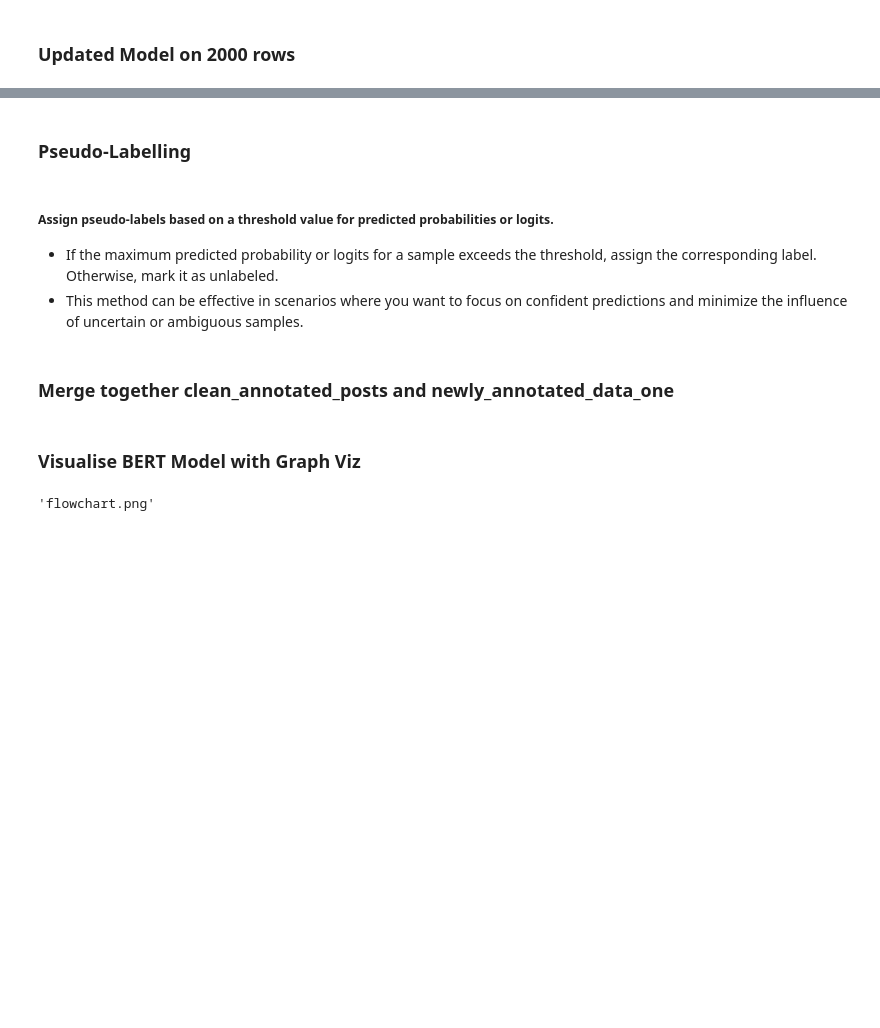
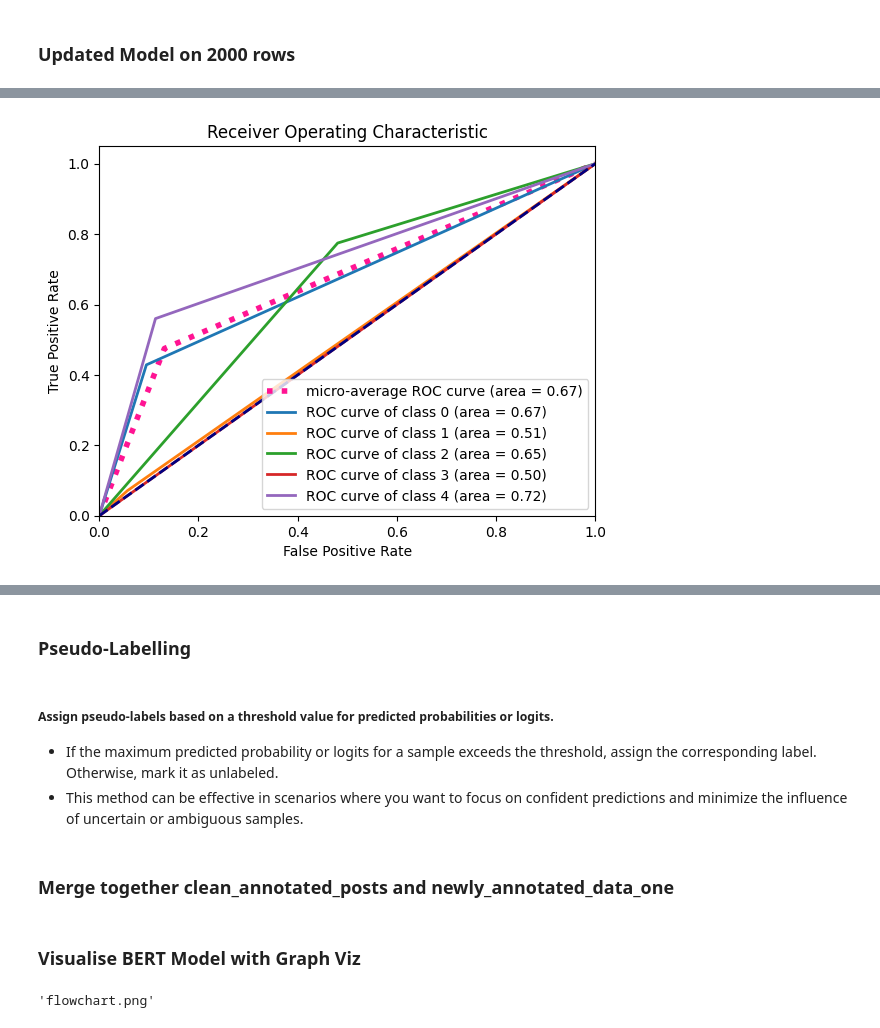
Before and after one commit to Brittanysacha/Social-Media-Suicide-Detection, a Jupyter notebook: bert_model.ipynb, the cells around one changed output, grey strips where cells are left out. Cells and saved outputs as stored; diff of their text form; code cells hidden in the pictures; blank space fills up the shorter version.

Commit message:
BERT Update

```diff
--- a/bert_model.ipynb
+++ b/bert_model.ipynb
@@ -1684,7 +1684,7 @@ from sklearn.model_selection import train_test_split
 from itertools import product
 
 # Step 1: Data Preparation
-clean_annotated_posts = pd.read_csv('/content/clean_annotated_posts_cat5.csv')
+clean_annotated_posts = pd.read_csv('/Users/brittanyharding/LHL-Projects/SM-suicide_detection/Data/annotated_train_df/clean_annotated_posts_cat5.csv')
 
 # Convert the text labels to numeric labels
 label_mapping = {
@@ -2052,12 +2052,11 @@ device = torch.device('cuda' if torch.cuda.is_available() else 'cpu')
 model.to(device)
 
 # Step 5: Training
-num_epochs = 10
-# Look at adding a
+num_epochs = 20
 
 # Define the hyperparameter options
-batch_sizes = [8, 16, 32, 64]
-learning_rates = [3e-4, 1e-4, 5e-5, 3e-5]
+batch_sizes = [64]
+learning_rates = [1e-5]
 
 # # Define the warm-up steps
 # warmup_steps = int(len(train_dataloader) * num_epochs * WARMUP_PROPORTION)
@@ -2148,8 +2147,3 @@ with torch.no_grad():
 # Create a new DataFrame for inferred labels
 inferred_labels = pd.DataFrame({'post': test_data['post'], 'inferred_label': test_predictions})
 inferred_labels.to_csv('inferred_labels(full).csv', index=False)
-
-
-
-### Make log file
-#tensor board
@@ -2633,0 +3140,62 @@ inferred_labels.to_csv('inferred_labels(full).csv', index=False)
+# %%
+# Load the saved model
+model_save_path = 'currentbest_bertmodel_2000_w_slang_5class_5epoch.pth'
+model = BertForSequenceClassification.from_pretrained('bert-base-uncased', num_labels=len(label_mapping))
+model.load_state_dict(torch.load(model_save_path))
+model.eval()
+
+# Apply the model to the test data
+test_dataloader = DataLoader(test_dataset, batch_size=batch_size)
+probs = []
+true_labels = []
+
+with torch.no_grad():
+    for batch in test_dataloader:
+        input_ids, attention_mask, labels = batch
+        input_ids = input_ids.to(device)
+        attention_mask = attention_mask.to(device)
+
+        outputs = model(input_ids, attention_mask=attention_mask)
+        logits = outputs.logits
+
+        # Apply softmax to obtain probabilities
+        batch_probs = torch.nn.functional.softmax(logits, dim=1)
+        probs.append(batch_probs.cpu().numpy())
+
+        true_labels.extend(labels.numpy())
+
+probs = np.concatenate(probs)
+true_labels = np.array(true_labels)
+
+# Binarize the true labels and predicted probabilities
+true_labels_binary = label_binarize(true_labels, classes=np.arange(num_classes))
+probs_binary = label_binarize(np.argmax(probs, axis=1), classes=np.arange(num_classes))
+
+# Compute the false positive rate (FPR) and true positive rate (TPR) for each class
+fpr = dict()
+tpr = dict()
+roc_auc = dict()
+for i in range(num_classes):
+    fpr[i], tpr[i], _ = roc_curve(true_labels_binary[:, i], probs_binary[:, i])
+    roc_auc[i] = auc(fpr[i], tpr[i])
+
+# Compute the micro-average ROC curve and ROC area
+fpr["micro"], tpr["micro"], _ = roc_curve(true_labels_binary.ravel(), probs_binary.ravel())
+roc_auc["micro"] = auc(fpr["micro"], tpr["micro"])
+
+# Plot the ROC curve
+plt.figure()
+lw = 2
+plt.plot(fpr["micro"], tpr["micro"], color='deeppink', linestyle=':', linewidth=4, label='micro-average ROC curve (area = {0:0.2f})'.format(roc_auc["micro"]))
+for i in range(num_classes):
+    plt.plot(fpr[i], tpr[i], lw=lw, label='ROC curve of class {0} (area = {1:0.2f})'.format(i, roc_auc[i]))
+
+plt.plot([0, 1], [0, 1], color='navy', lw=lw, linestyle='--')
+plt.xlim([0.0, 1.0])
+plt.ylim([0.0, 1.05])
+plt.xlabel('False Positive Rate')
+plt.ylabel('True Positive Rate')
+plt.title('Receiver Operating Characteristic')
+plt.legend(loc="lower right")
+plt.show()
+# %% [output]
@@ -2633,0 +3207 @@ inferred_labels.to_csv('inferred_labels(full).csv', index=False)
+[figure, added]
```
Also changed, not shown: parts of 9 cells of this notebook, 1 other file.
